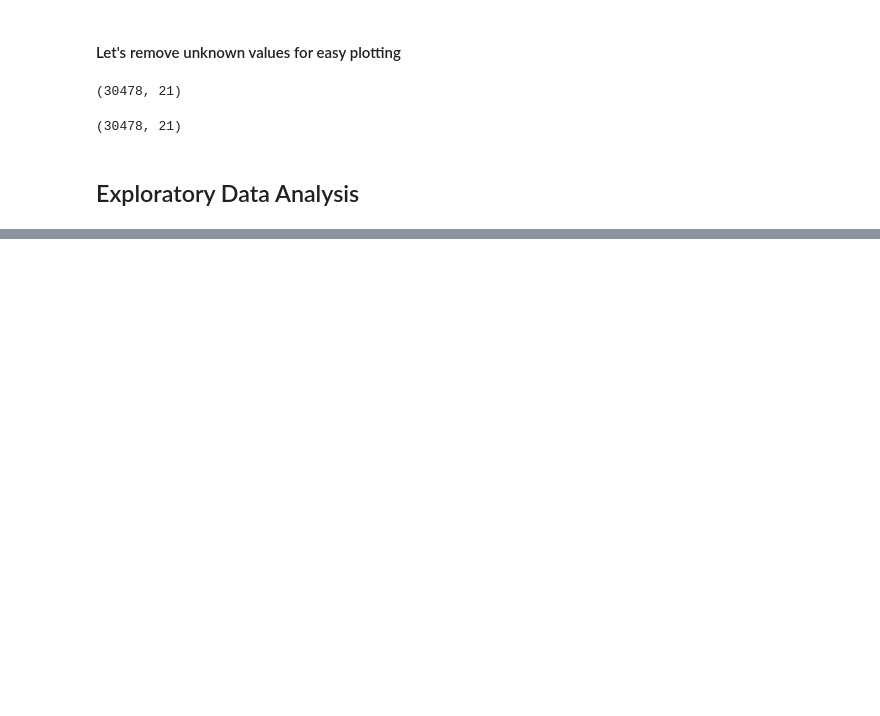
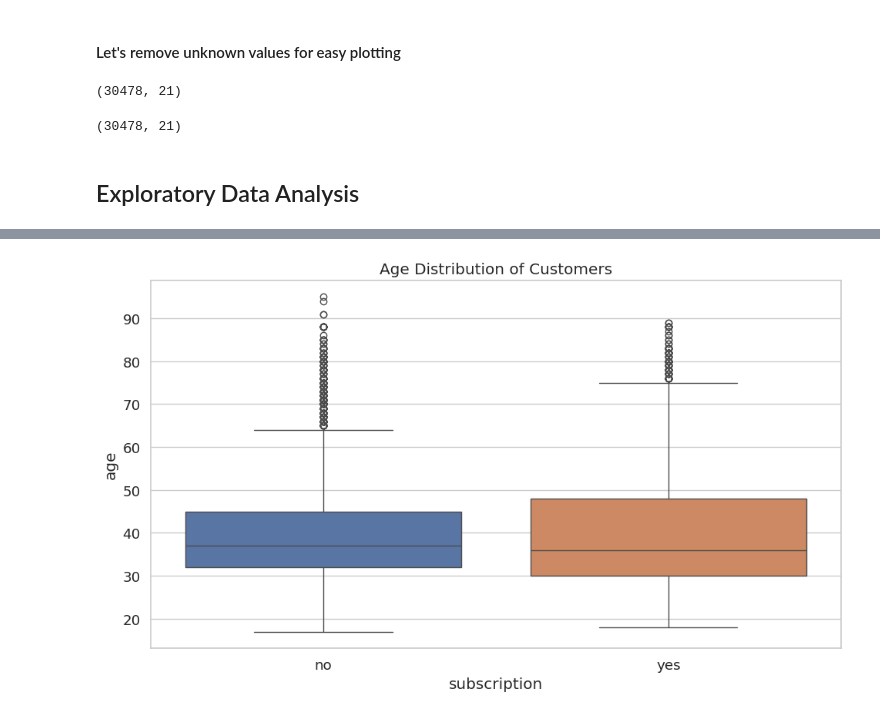
Before and after one commit to o-izima/bank-deposit-subscription-prediction, a Jupyter notebook: 01_EDA.ipynb, the cells around one changed output, grey strips where cells are left out. Cells and saved outputs as stored; diff of their text form; code cells hidden in the pictures; blank space fills up the shorter version.

```diff
--- a/01_EDA.ipynb
+++ b/01_EDA.ipynb
@@ -255,15 +242,11 @@ show_and_save(fig, "call_duration_vs_job")
 # %%
 # -----------------------------
-# 2. Box plot: Age Distribution
+# 2. Box plot: Age Distribution by Subscription
 # -----------------------------
-fig = px.box(df, x="subscription", y="age", color="subscription")
-fig.update_traces(quartilemethod="exclusive")
-fig.update_layout(
-    title='<b>Age Distribution of Customers</b>',
-    xaxis_title='Response',
-    yaxis_title='Age',
-    title_x=0.5,
-    template='simple_white'
-)
-show_and_save(fig, "age_distribution")
+plt.figure()
+sns.boxplot(data=df, x="subscription", y="age", hue="subscription")
+plt.title("Age Distribution of Customers")
+plt.tight_layout()
+plt.savefig("figures/age_distribution.png")
+plt.show()
 # %% [output]
@@ -271,3 +253,4 @@ show_and_save(fig, "age_distribution")
+[figure, added]
 # %%
 # Prepare data for the line plot
 age_subscription_count = (
```
Also changed, not shown: parts of 3 cells of this notebook, 2 other files.
